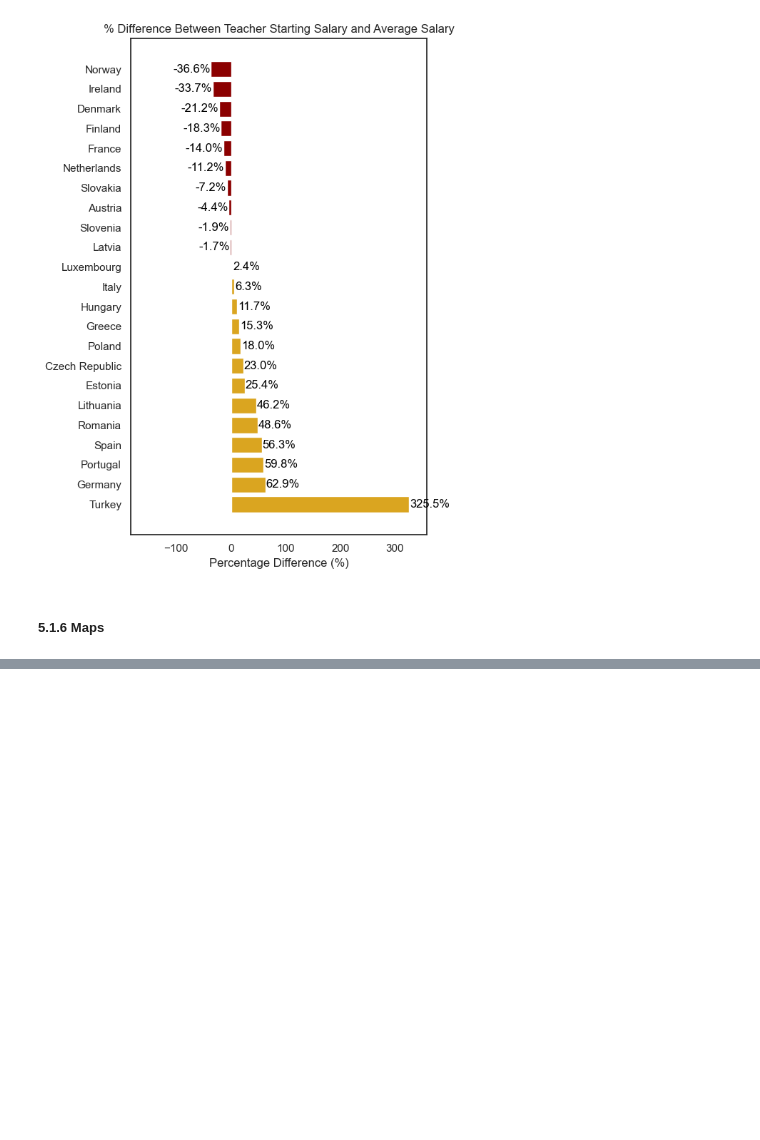
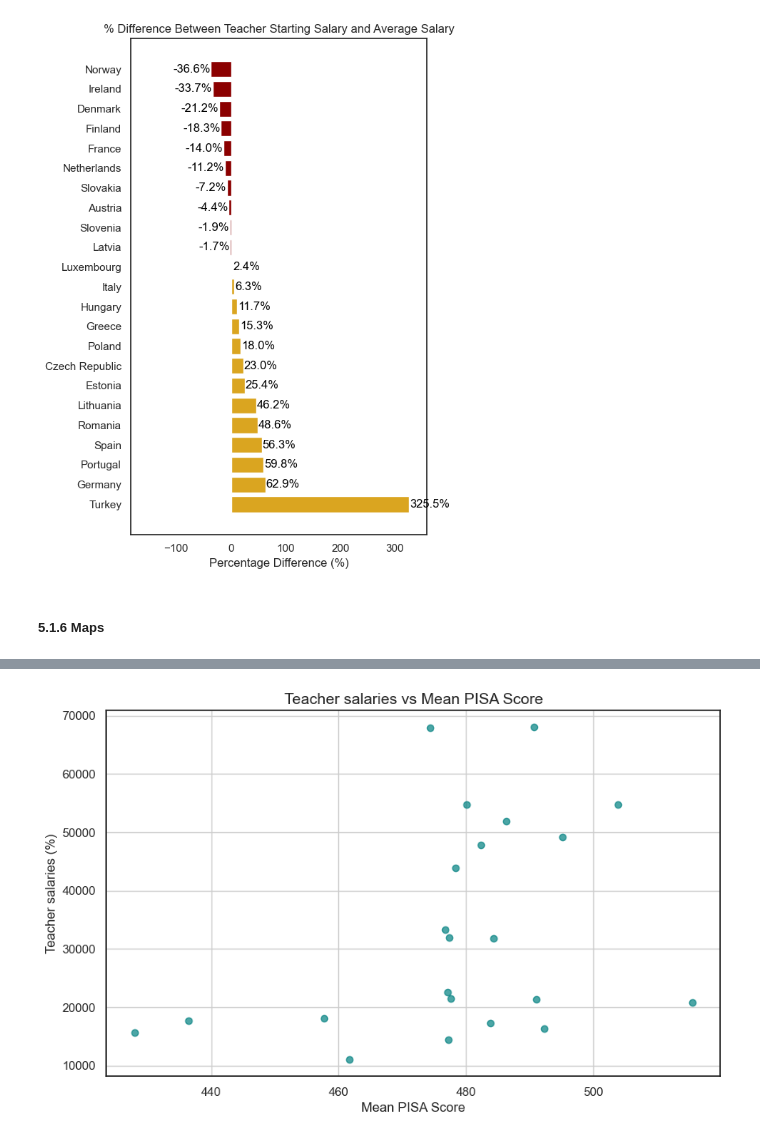
Before and after one commit to BeejalP/teachersalaries, a Jupyter notebook: my_project.ipynb, the cells around one changed output, grey strips where cells are left out. Cells and saved outputs as stored; diff of their text form; code cells hidden in the pictures; blank space fills up the shorter version.

```diff
--- a/my_project.ipynb
+++ b/my_project.ipynb
@@ -690,7 +695,7 @@ salaries = salaries.dropna(subset=["Annual_Salary_2022"])
 # %%
 salaries = salaries[~salaries['Country'].isin(['United States', 'Canada','Israel'])]
 # %%
-salaries['salary_gap'] = abs(salaries['lower_secondary_starting'] - salaries['Annual_Salary_2022'])
+salaries['salary_gap'] = (salaries['lower_secondary_starting'] - salaries['Annual_Salary_2022'])
 # %%
 salaries['percentage_difference'] = ((salaries['lower_secondary_starting'] - salaries['Annual_Salary_2022']) / salaries['Annual_Salary_2022']) * 100
 # %% [markdown]
@@ -702,5 +707,3 @@ salaries_gap = salaries.loc[:, ['Country','Annual_Salary_2022','lower_secondary_
 # %%
-merged_df = teacher_salaries.merge(
-    average_salaries, on='Country', how='left').merge(
-    pisa_mean_scores, on='Country', how='left').merge(
-    pisa_socio_economic, on='Country', how='left')
+salaries_and_pisa = salaries_gap.merge(
+    pisa_mean_scores, on='Country', how='left')
@@ -741,3 +710,9 @@ dtype: int64
+# %%
+salaries_and_pisa['mean_score'] = salaries_and_pisa[['Mathematics', 'Reading', 'Science']].mean(axis=1)
+salaries_and_pisa['mean_score'] = salaries_and_pisa['mean_score'].astype(float)
+salaries_and_pisa['mean_score'] = salaries_and_pisa['mean_score'].round(2)
+# %%
+salaries_and_pisa = salaries_and_pisa.dropna(subset=['Mathematics'])
 # %% [markdown]
 ### 4. Univariate Analysis (Single Variable Analysis)
 * Examine the distribution of individual variables (numerical & categorical)
@@ -2200,0 +2240,16 @@ fig.show()
+# %%
+# Create the scatter plot
+plt.figure(figsize=(10, 6))
+plt.scatter(salaries_and_pisa['mean_score'], salaries_and_pisa['Annual_Salary_2022'],
+            c='teal', alpha=0.7)
+
+# Adding labels and title
+plt.title('Teacher salaries vs Mean PISA Score', fontsize=14)
+plt.xlabel('Mean PISA Score', fontsize=12)
+plt.ylabel('Teacher salaries (%)', fontsize=12)
+
+# Display the plot
+plt.grid(True)
+plt.show()
+# %% [output]
+[figure, added]
```
Also changed, not shown: parts of 15 cells of this notebook, 6 other files.
